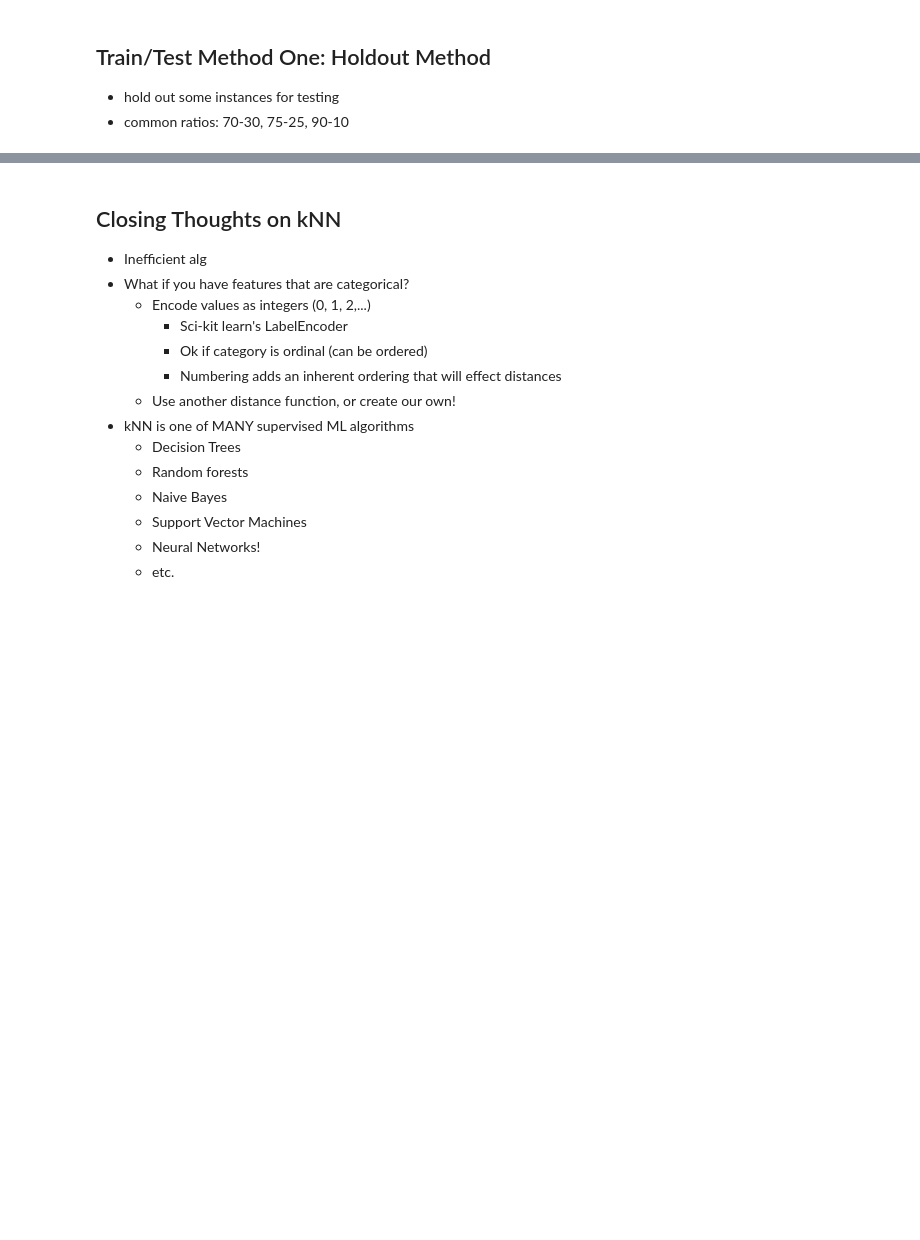
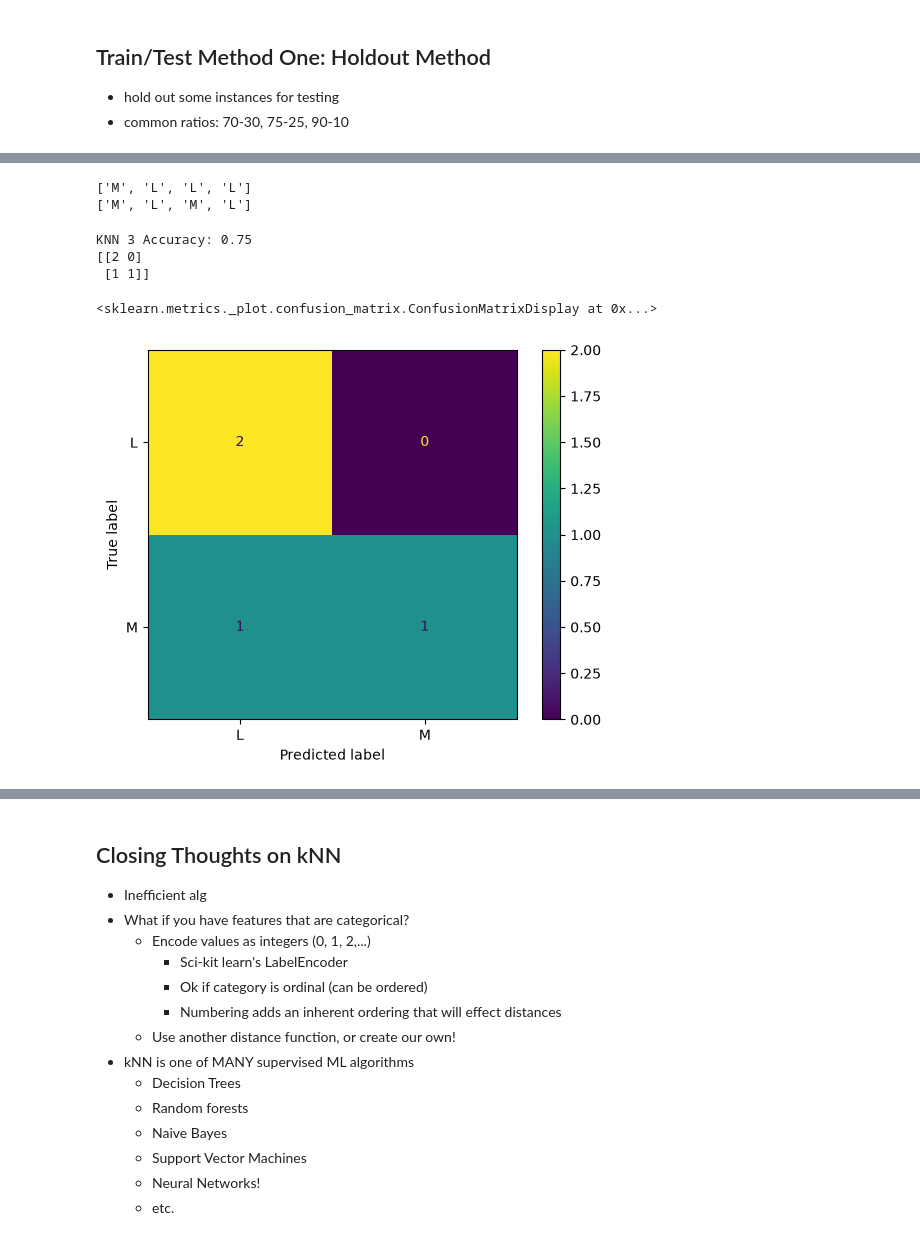
Before and after one commit to MacIsaac-GU-CPSC222/U7-Machine-Learning-NLP, a Jupyter notebook: ClassificationFun/F26_Classifiers.ipynb, the cells around one changed output, grey strips where cells are left out. Saved outputs shown, nothing was run; the diff lists cells and outputs as text; code cells hidden in the pictures; blank space fills up the shorter version.

```diff
--- a/ClassificationFun/F26_Classifiers.ipynb
+++ b/ClassificationFun/F26_Classifiers.ipynb
@@ -14,3 +21,8 @@ When creating a model in Sci-kit learn, it needs two things:
     - AKA: target array, target vector, labels, etc
 
 *_train* and *_test* are used denote the training and testing sets, respectively
+# %%
+X = df.drop(["t-shirt size"], axis="columns")
+y = df["t-shirt size"]
+print(X.head())
+print(y.head())
@@ -18,3 +43,12 @@ When creating a model in Sci-kit learn, it needs two things:
 ## Train/Test Method One: Holdout Method
 - hold out some instances for testing
 - common ratios: 70-30, 75-25, 90-10
+# %%
+from sklearn.model_selection import train_test_split
+# python -m pip install scikit-learn
+
+X_train, X_test, y_train, y_test = train_test_split(X, y, test_size=0.2, stratify=y)
+print("X_train", X_train.head(), X_train.shape)
+print("y_train", y_train.head(), y_train.shape)
+print(X_test.shape, y_test.shape)
+print(y_train.value_counts())
@@ -20,0 +73,9 @@ When creating a model in Sci-kit learn, it needs two things:
+# %%
+from sklearn.preprocessing import MinMaxScaler
+
+scaler = MinMaxScaler()
+scaler.fit(X_train)
+X_train_norm = scaler.transform(X_train)
+X_test_norm = scaler.transform(X_test)
+print(X_train_norm)
+print(X_test_norm)
@@ -20,0 +101,27 @@ When creating a model in Sci-kit learn, it needs two things:
+# %%
+from sklearn.neighbors import KNeighborsClassifier
+
+knn_clf = KNeighborsClassifier(n_neighbors=3, metric="euclidean")
+knn_clf.fit(X_train_norm, y_train)
+y_predicted = knn_clf.predict(X_test_norm)
+print(list(y_predicted))
+print(list(y_test))
+# %% [output]
+['M', 'L', 'L', 'L']
+['M', 'L', 'M', 'L']
+# %%
+from sklearn.metrics import accuracy_score, confusion_matrix, ConfusionMatrixDisplay
+
+acc_knn = accuracy_score(y_test, y_predicted)
+print(f"KNN 3 Accuracy: {acc_knn}")
+
+cm_knn = confusion_matrix(y_test, y_predicted)
+print(cm_knn)
+disp = ConfusionMatrixDisplay(confusion_matrix=cm_knn, display_labels=knn_clf.classes_)
+disp.plot()
+# %% [output]
+KNN 3 Accuracy: 0.75
+[[2 0]
+ [1 1]]
+<sklearn.metrics._plot.confusion_matrix.ConfusionMatrixDisplay at 0x...>
+[figure, added]
```
Also changed, not shown: parts of 5 cells of this notebook.
